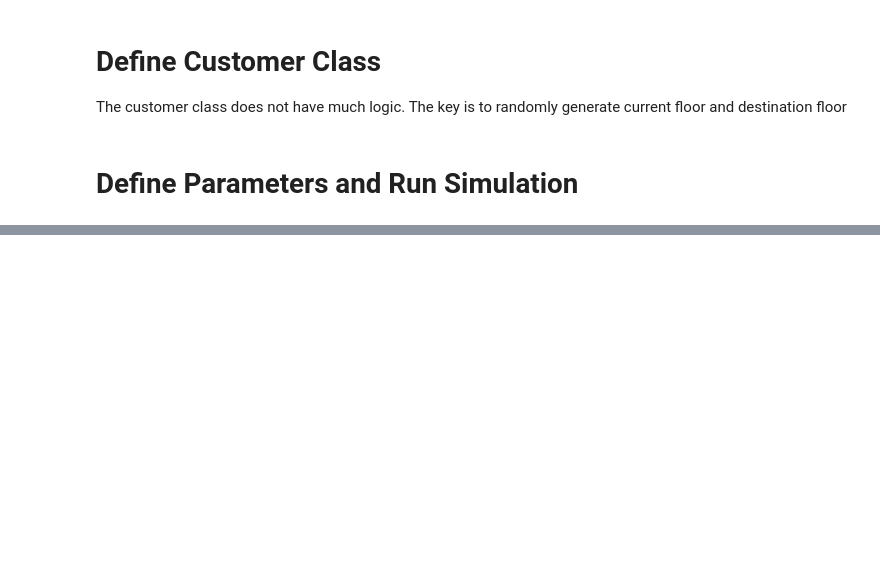
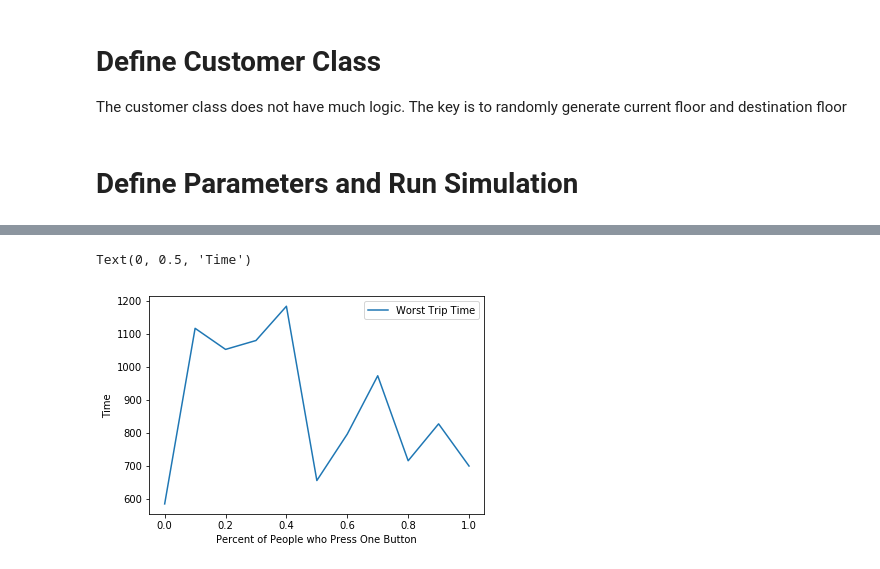
Before and after one commit to jschless/elevatorsim, a Jupyter notebook: ElevatorSim.ipynb, the cells around one changed output, grey strips where cells are left out. Drawn from its saved outputs; the diff is of its cells as text; code cells hidden in the pictures; blank space fills up the shorter version.

```diff
--- a/ElevatorSim.ipynb
+++ b/ElevatorSim.ipynb
@@ -277,0 +337,8 @@ e1.to_pick_up
+# %%
+plt.plot(worst_dict.keys(), worst_dict.values(), label='Worst Trip Time')
+plt.legend()
+plt.xlabel('Percent of People who Press One Button')
+plt.ylabel('Time')
+# %% [output]
+Text(0, 0.5, 'Time')
+[figure, added]
```
Also changed, not shown: parts of 22 cells of this notebook.
